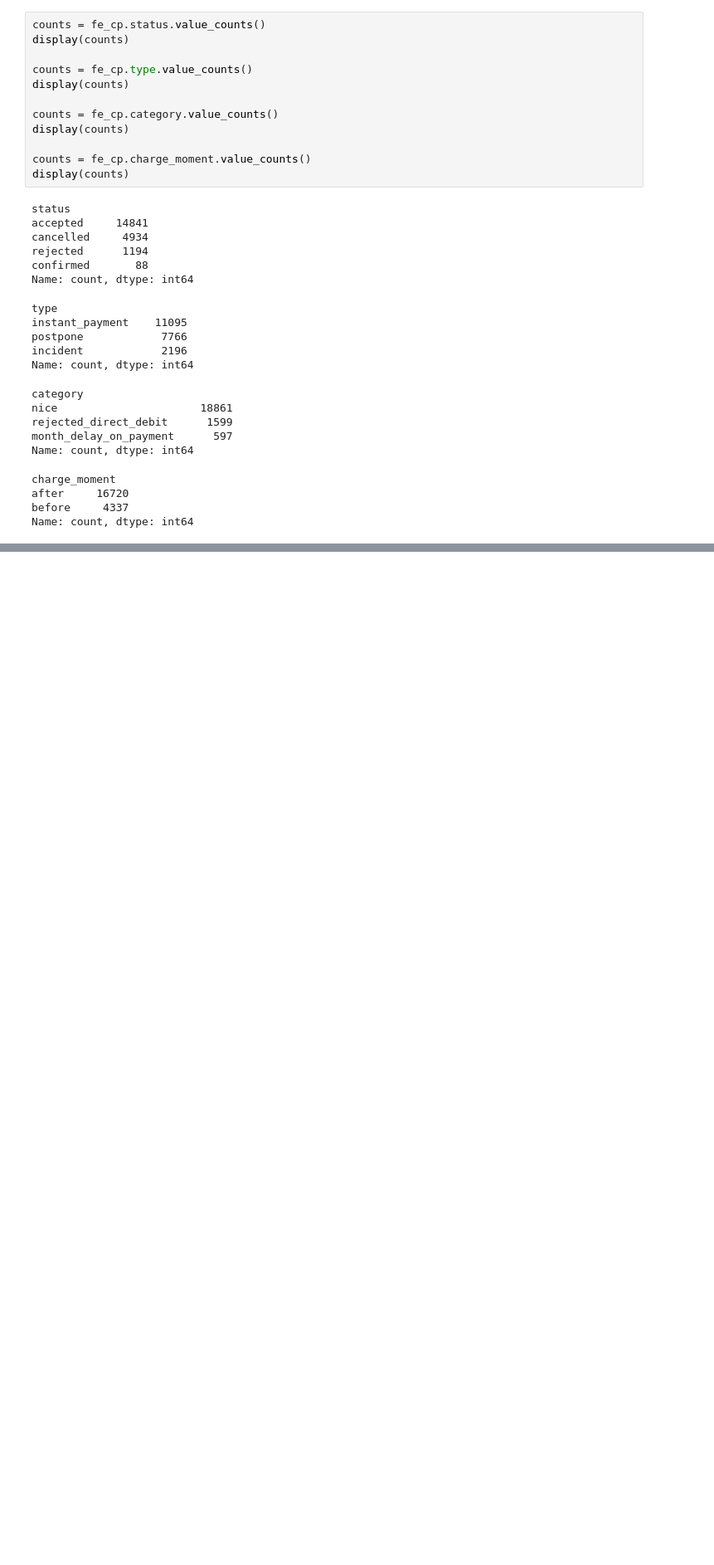
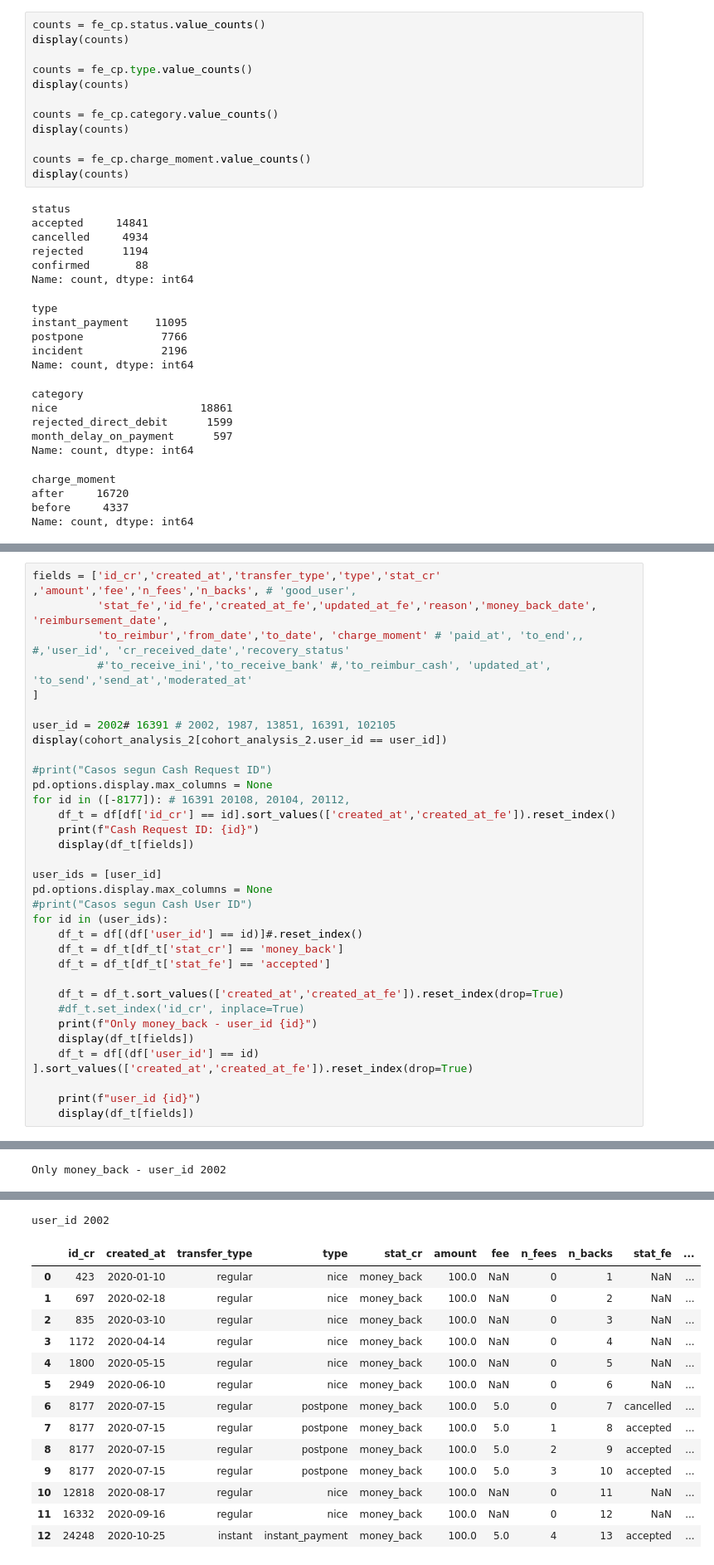
Before and after one commit to Data-Science-Pasta-Loca/ProyectoPastaLoca2, a Jupyter notebook: Cesc/EDA2.ipynb, the cells around one changed output, grey strips where cells are left out. Shown at 83% size. Drawn from its saved outputs; the diff is of its cells as text; blank space fills up the shorter version.

```diff
--- a/Cesc/EDA2.ipynb
+++ b/Cesc/EDA2.ipynb
@@ -300,0 +406,34 @@ display(df.head(5))
+# %%
+fields = ['id_cr','created_at','transfer_type','type','stat_cr' ,'amount','fee','n_fees','n_backs', # 'good_user',
+          'stat_fe','id_fe','created_at_fe','updated_at_fe','reason','money_back_date', 'reimbursement_date',
+          'to_reimbur','from_date','to_date', 'charge_moment' # 'paid_at', 'to_end',, #,'user_id', 'cr_received_date','recovery_status'
+          #'to_receive_ini','to_receive_bank' #,'to_reimbur_cash', 'updated_at', 'to_send','send_at','moderated_at'
+]
+
+user_id = 2002# 16391 # 2002, 1987, 13851, 16391, 102105
+display(cohort_analysis_2[cohort_analysis_2.user_id == user_id])
+
+#print("Casos segun Cash Request ID")
+pd.options.display.max_columns = None
+for id in ([-8177]): # 16391 20108, 20104, 20112,
+    df_t = df[df['id_cr'] == id].sort_values(['created_at','created_at_fe']).reset_index()
+    print(f"Cash Request ID: {id}")
+    display(df_t[fields])
+
+user_ids = [user_id]
+pd.options.display.max_columns = None
+#print("Casos segun Cash User ID")
+for id in (user_ids):
+    df_t = df[(df['user_id'] == id)]#.reset_index()
+    df_t = df_t[df_t['stat_cr'] == 'money_back']
+    df_t = df_t[df_t['stat_fe'] == 'accepted']
+
+    df_t = df_t.sort_values(['created_at','created_at_fe']).reset_index(drop=True)
+    #df_t.set_index('id_cr', inplace=True)
+    print(f"Only money_back - user_id {id}")
+    display(df_t[fields])
+    df_t = df[(df['user_id'] == id) ].sort_values(['created_at','created_at_fe']).reset_index(drop=True)
+
+    print(f"user_id {id}")
+    display(df_t[fields])
+# %% [output]
@@ -300,0 +453 @@ display(df.head(5))
+Only money_back - user_id 2002
@@ -300,0 +459,15 @@ display(df.head(5))
+user_id 2002
+|  | id_cr | created_at | transfer_type | type | stat_cr | amount | fee | n_fees | n_backs | stat_fe | ... |
+| 0 | 423 | 2020-01-10 | regular | nice | money_back | 100.0 | NaN | 0 | 1 | NaN | ... |
+| 1 | 697 | 2020-02-18 | regular | nice | money_back | 100.0 | NaN | 0 | 2 | NaN | ... |
+| 2 | 835 | 2020-03-10 | regular | nice | money_back | 100.0 | NaN | 0 | 3 | NaN | ... |
+| 3 | 1172 | 2020-04-14 | regular | nice | money_back | 100.0 | NaN | 0 | 4 | NaN | ... |
+| 4 | 1800 | 2020-05-15 | regular | nice | money_back | 100.0 | NaN | 0 | 5 | NaN | ... |
+| 5 | 2949 | 2020-06-10 | regular | nice | money_back | 100.0 | NaN | 0 | 6 | NaN | ... |
+| 6 | 8177 | 2020-07-15 | regular | postpone | money_back | 100.0 | 5.0 | 0 | 7 | cancelled | ... |
+| 7 | 8177 | 2020-07-15 | regular | postpone | money_back | 100.0 | 5.0 | 1 | 8 | accepted | ... |
+| 8 | 8177 | 2020-07-15 | regular | postpone | money_back | 100.0 | 5.0 | 2 | 9 | accepted | ... |
+| 9 | 8177 | 2020-07-15 | regular | postpone | money_back | 100.0 | 5.0 | 3 | 10 | accepted | ... |
+| 10 | 12818 | 2020-08-17 | regular | nice | money_back | 100.0 | NaN | 0 | 11 | NaN | ... |
+| 11 | 16332 | 2020-09-16 | regular | nice | money_back | 100.0 | NaN | 0 | 12 | NaN | ... |
+| 12 | 24248 | 2020-10-25 | instant | instant_payment | money_back | 100.0 | 5.0 | 4 | 13 | accepted | ... |
```
Also changed, not shown: parts of 14 cells of this notebook.
